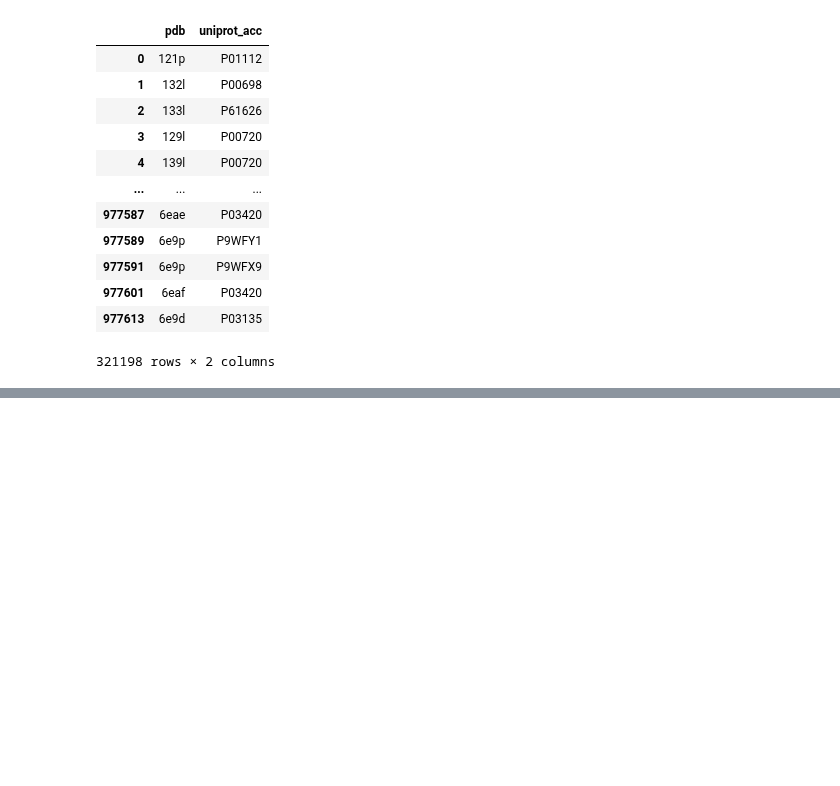
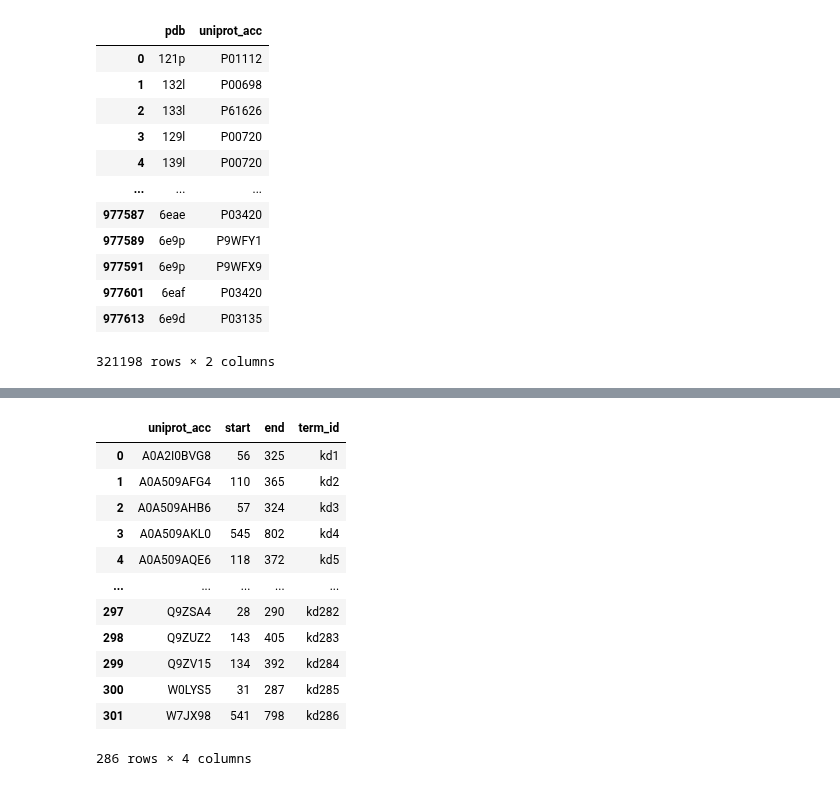
Before and after one commit to alvaro-2/cis-reg, a Jupyter notebook: scripts/orthologs.ipynb, the cells around one changed output, grey strips where cells are left out. Drawn from its saved outputs; the diff is of its cells as text; code cells hidden in the pictures; blank space fills up the shorter version.

```diff
--- a/scripts/orthologs.ipynb
+++ b/scripts/orthologs.ipynb
@@ -143,0 +190,9 @@ pdb_uniprot
+# %%
+kd = kinases[['uniprot_acc', 'kd_start', 'kd_end']].drop_duplicates().rename(
+    columns= {
+        'kd_start': 'start',
+        'kd_end': 'end'
+    }
+)
+ids = [ "kd" + str(i) for i in range(1, len(kd)+1) ]
+kd['term_id'] = ids
@@ -143,0 +201,16 @@ pdb_uniprot
+# %%
+kd
+# %% [output]
+|  | uniprot_acc | start | end | term_id |
+| 0 | A0A2I0BVG8 | 56 | 325 | kd1 |
+| 1 | A0A509AFG4 | 110 | 365 | kd2 |
+| 2 | A0A509AHB6 | 57 | 324 | kd3 |
+| 3 | A0A509AKL0 | 545 | 802 | kd4 |
+| 4 | A0A509AQE6 | 118 | 372 | kd5 |
+| ... | ... | ... | ... | ... |
+| 297 | Q9ZSA4 | 28 | 290 | kd282 |
+| 298 | Q9ZUZ2 | 143 | 405 | kd283 |
+| 299 | Q9ZV15 | 134 | 392 | kd284 |
+| 300 | W0LYS5 | 31 | 287 | kd285 |
+| 301 | W7JX98 | 541 | 798 | kd286 |
+286 rows × 4 columns
```
Also changed, not shown: parts of 12 cells of this notebook.
